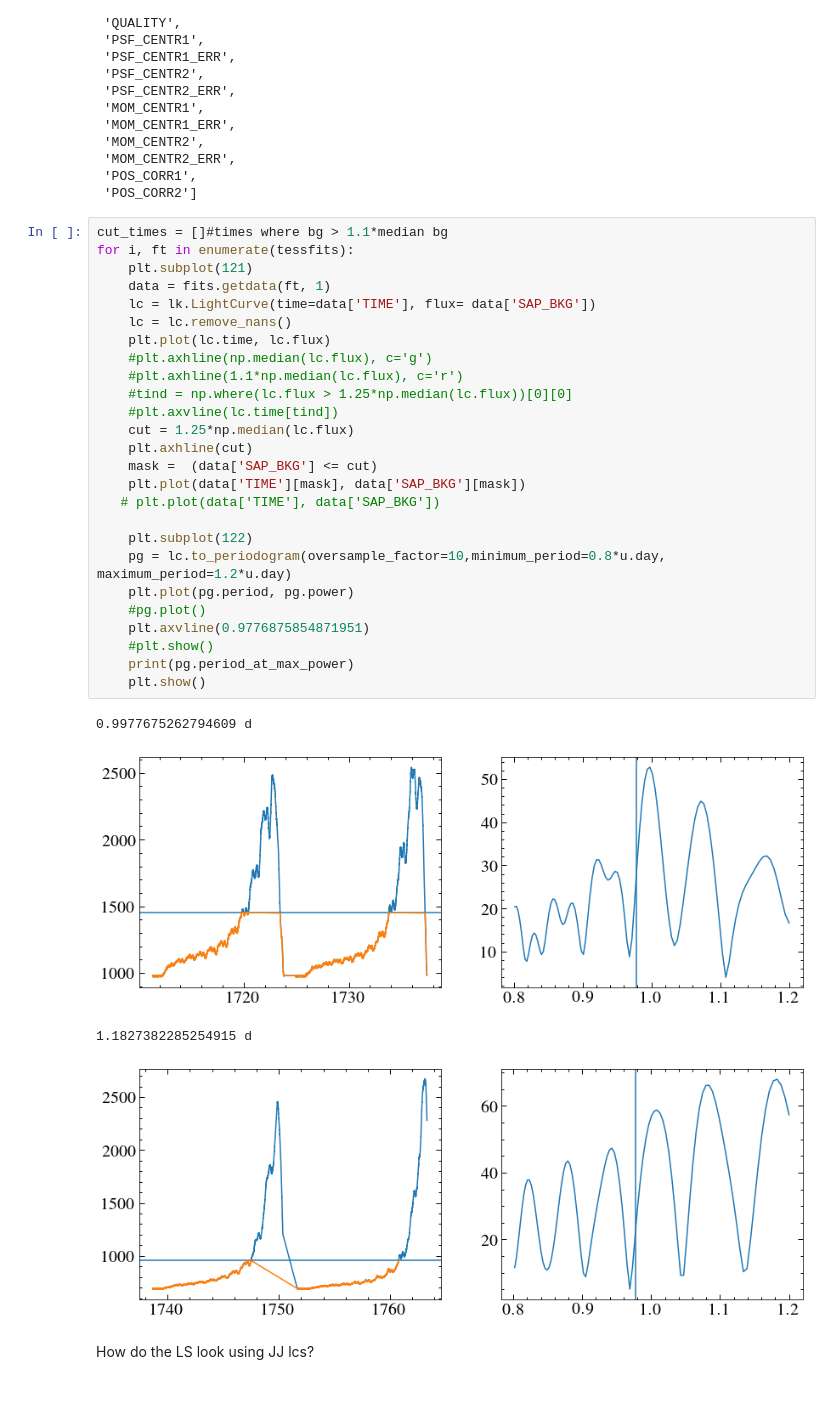
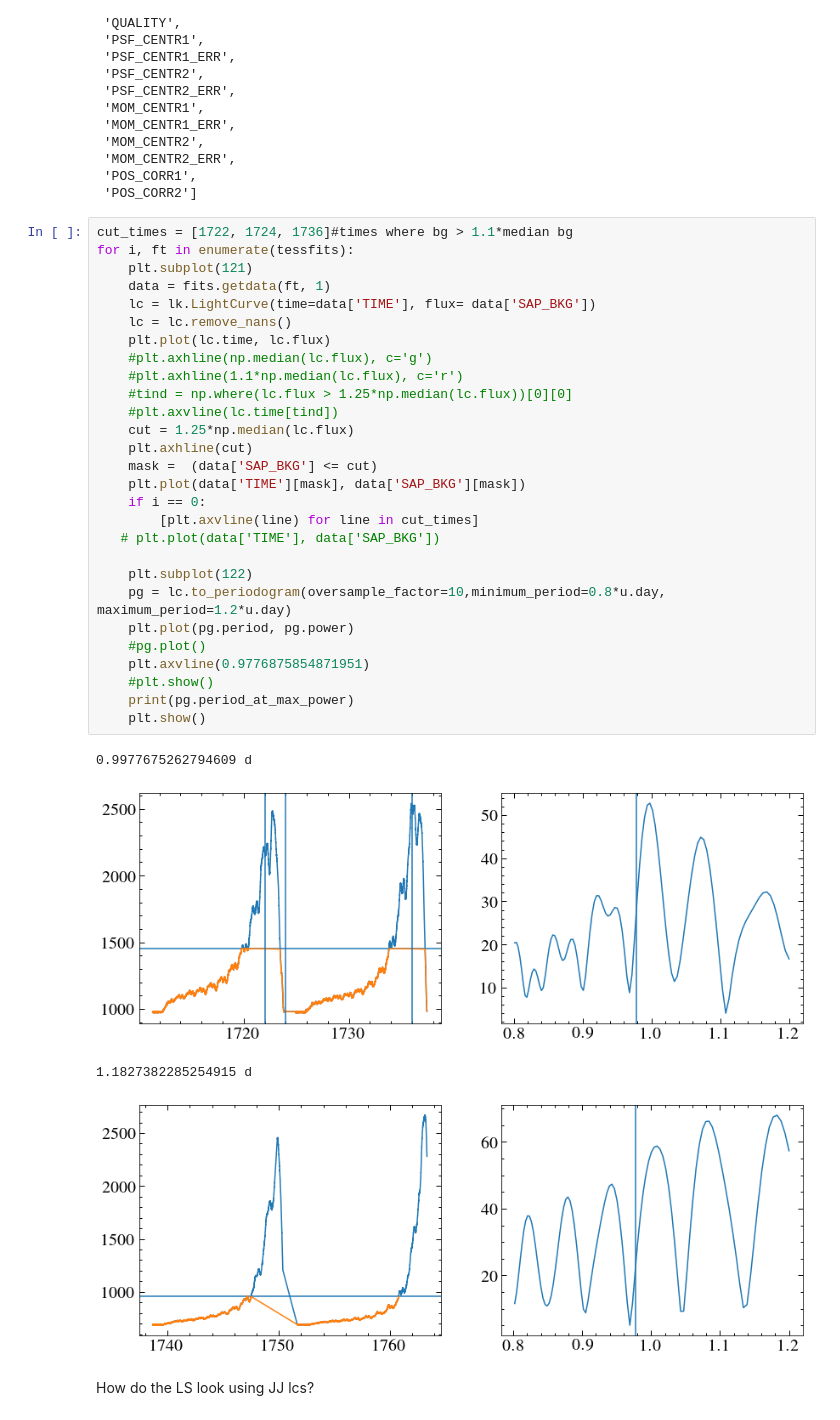
Before and after one commit to davidjwilson/GD394-Tess, a Jupyter notebook: tess_period2.ipynb, the cells around one changed output. Cells and saved outputs as stored; diff of their text form.

```diff
--- a/tess_period2.ipynb
+++ b/tess_period2.ipynb
@@ -88,34 +88,36 @@ data.names
  'POS_CORR1',
  'POS_CORR2']
 # %%
-cut_times = []#times where bg > 1.1*median bg
+cut_times = [1722, 1724, 1736]#times where bg > 1.1*median bg
 for i, ft in enumerate(tessfits):
     plt.subplot(121)
     data = fits.getdata(ft, 1)
     lc = lk.LightCurve(time=data['TIME'], flux= data['SAP_BKG'])
     lc = lc.remove_nans()
     plt.plot(lc.time, lc.flux)
     #plt.axhline(np.median(lc.flux), c='g')
     #plt.axhline(1.1*np.median(lc.flux), c='r')
     #tind = np.where(lc.flux > 1.25*np.median(lc.flux))[0][0]
     #plt.axvline(lc.time[tind])
     cut = 1.25*np.median(lc.flux)
     plt.axhline(cut)
     mask =  (data['SAP_BKG'] <= cut)
     plt.plot(data['TIME'][mask], data['SAP_BKG'][mask])
+    if i == 0:
+        [plt.axvline(line) for line in cut_times]
    # plt.plot(data['TIME'], data['SAP_BKG'])
 
     plt.subplot(122)
     pg = lc.to_periodogram(oversample_factor=10,minimum_period=0.8*u.day, maximum_period=1.2*u.day)
     plt.plot(pg.period, pg.power)
     #pg.plot()
     plt.axvline(0.9776875854871951)
     #plt.show()
     print(pg.period_at_max_power)
     plt.show()
 # %% [output]
 0.9977675262794609 d
-[figure, old version]
+[figure, new version]
 1.1827382285254915 d
 [figure]
 # %% [markdown]
```
Also changed, not shown: parts of 2 cells of this notebook.
